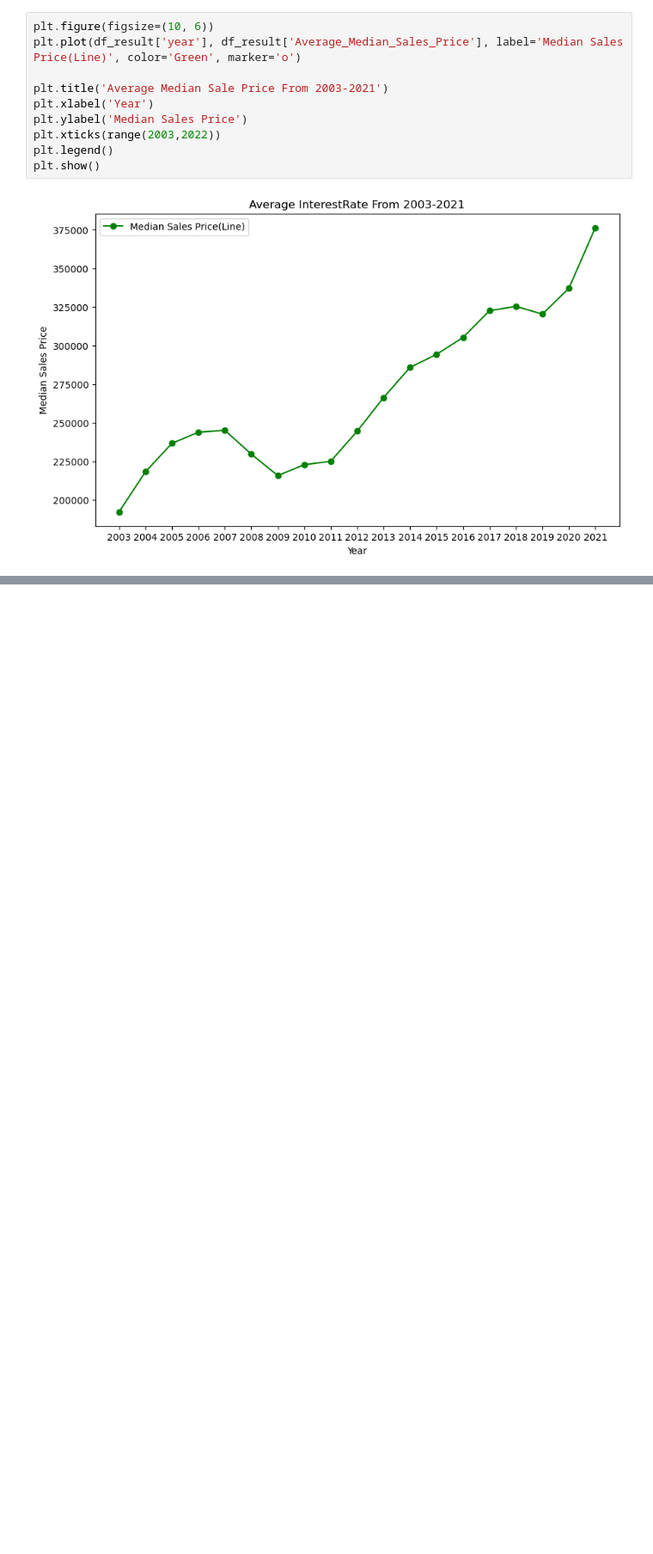
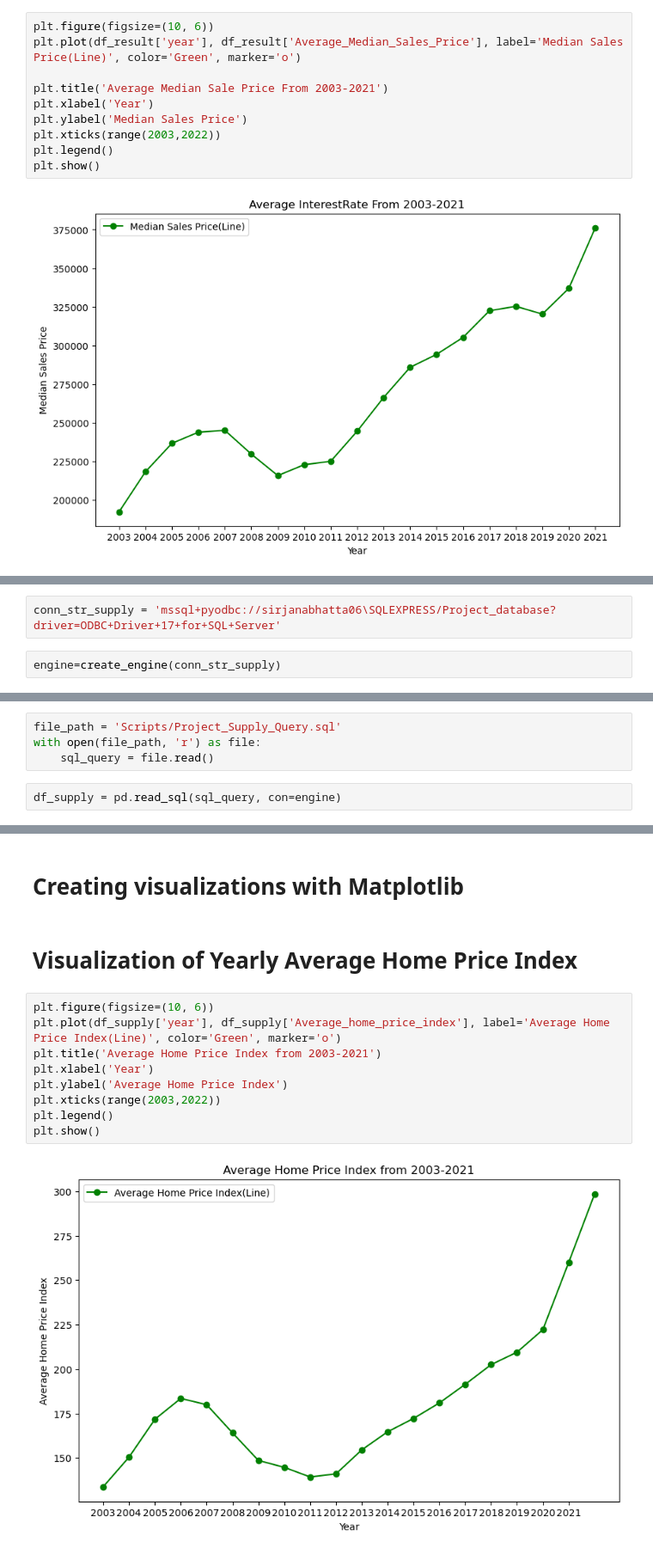
Before and after one commit to sirjanabhatta06/Data-Analysis-Project, a Jupyter notebook: DataAnalysisProject.ipynb, the cells around one changed output, grey strips where cells are left out. Shown at 86% size. Drawn from its saved outputs; the diff is of its cells as text; blank space fills up the shorter version.

Commit message:
Analysis of housing supply

```diff
--- a/DataAnalysisProject.ipynb
+++ b/DataAnalysisProject.ipynb
@@ -224,0 +344,4 @@ plt.show()
+# %%
+conn_str_supply = 'mssql+pyodbc://sirjanabhatta06\SQLEXPRESS/Project_database?driver=ODBC+Driver+17+for+SQL+Server'
+# %%
+engine=create_engine(conn_str_supply)
@@ -224,0 +354,6 @@ plt.show()
+# %%
+file_path = 'Scripts/Project_Supply_Query.sql'
+with open(file_path, 'r') as file:
+    sql_query = file.read()
+# %%
+df_supply = pd.read_sql(sql_query, con=engine)
@@ -224,0 +382,15 @@ plt.show()
+# %% [markdown]
+# Creating visualizations with Matplotlib
+# %% [markdown]
+ # Visualization of Yearly Average Home Price Index
+# %%
+plt.figure(figsize=(10, 6))
+plt.plot(df_supply['year'], df_supply['Average_home_price_index'], label='Average Home Price Index(Line)', color='Green', marker='o')
+plt.title('Average Home Price Index from 2003-2021')
+plt.xlabel('Year')
+plt.ylabel('Average Home Price Index')
+plt.xticks(range(2003,2022))
+plt.legend()
+plt.show()
+# %% [output]
+[figure, added]
```
Also changed, not shown: parts of 37 cells of this notebook, 2 other files.
